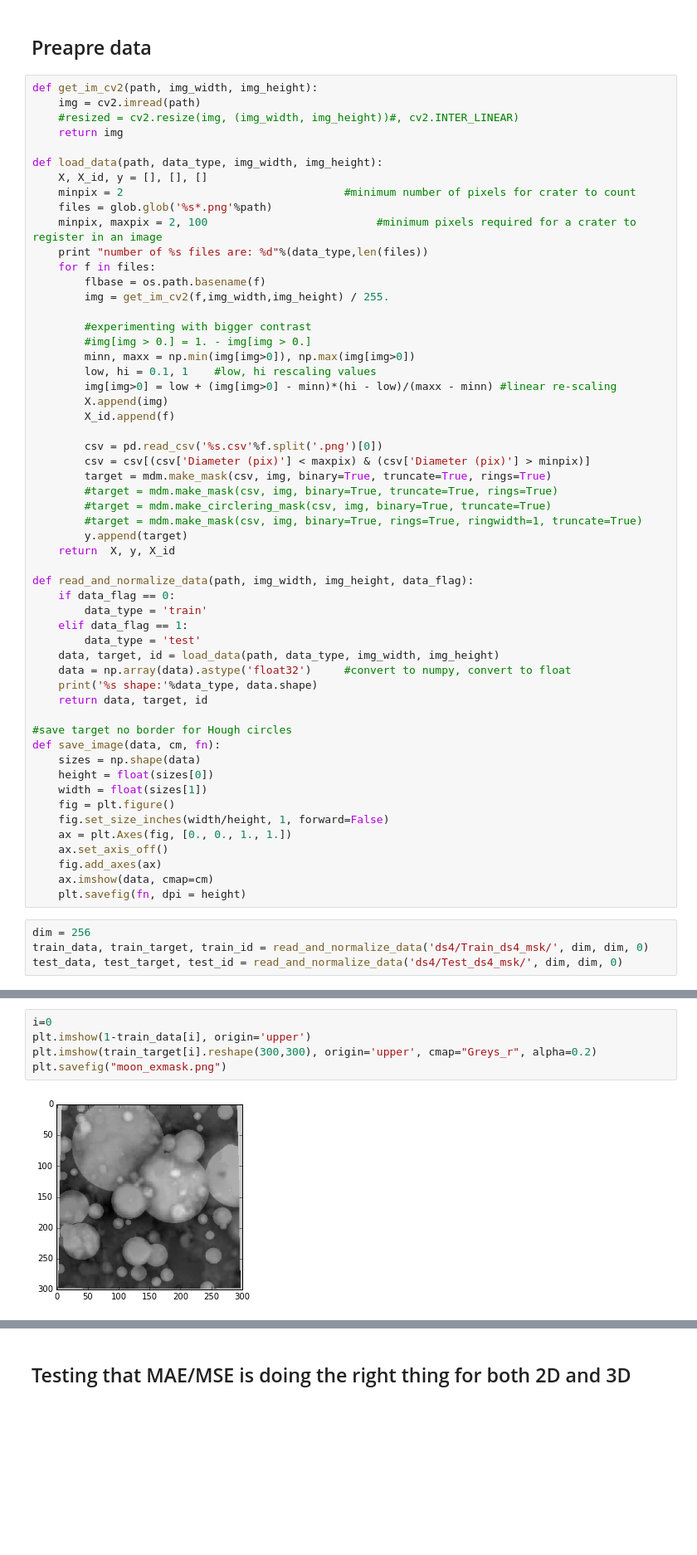
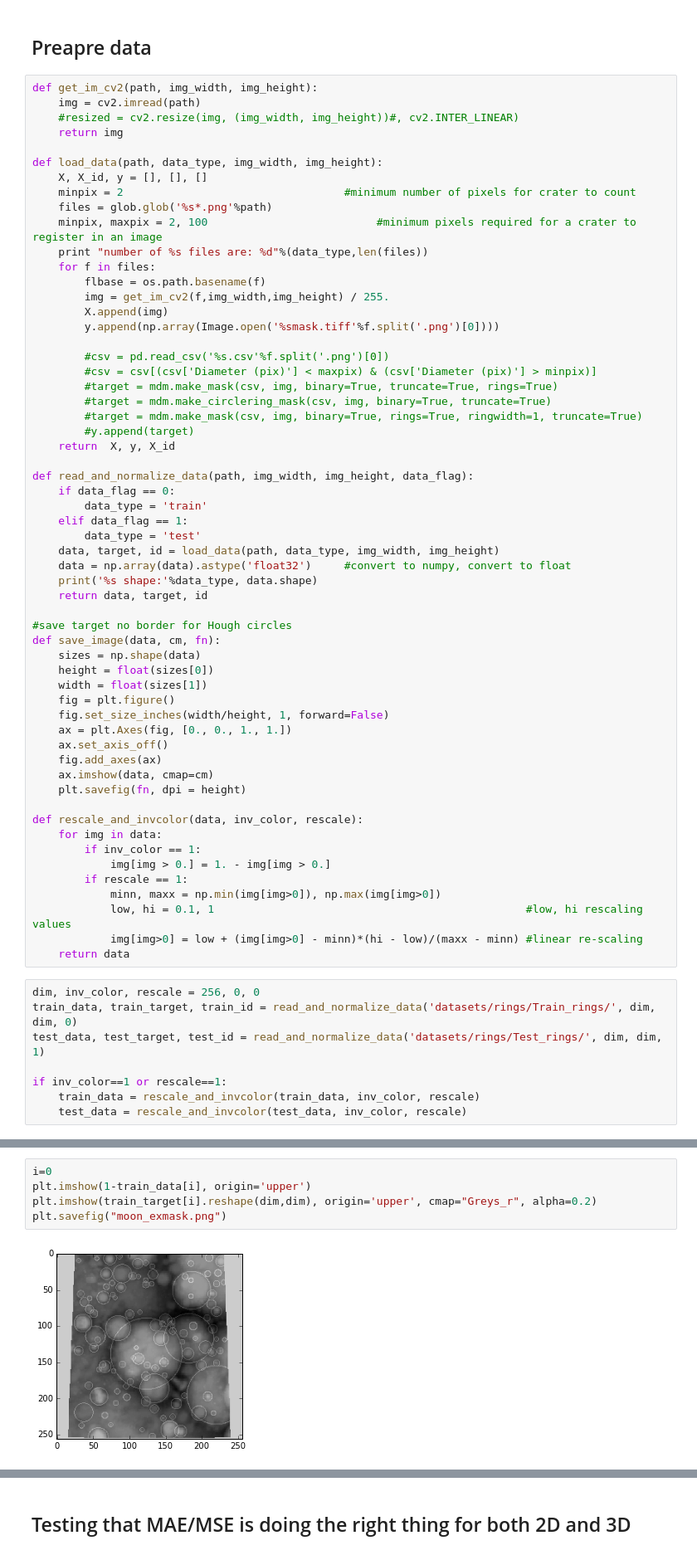
Before and after one commit to silburt/moon-craters, a Jupyter notebook: Mask_generator_analysis_ari.ipynb, the cells around one changed output, grey strips where cells are left out. Shown at 83% size. Drawn from its saved outputs; the diff is of its cells as text; blank space fills up the shorter version.

```diff
--- a/Mask_generator_analysis_ari.ipynb
+++ b/Mask_generator_analysis_ari.ipynb
@@ -33,22 +34,15 @@ def load_data(path, data_type, img_width, img_height):
     for f in files:
         flbase = os.path.basename(f)
         img = get_im_cv2(f,img_width,img_height) / 255.
+        X.append(img)
+        y.append(np.array(Image.open('%smask.tiff'%f.split('.png')[0])))
 
-        #experimenting with bigger contrast
-        #img[img > 0.] = 1. - img[img > 0.]
-        minn, maxx = np.min(img[img>0]), np.max(img[img>0])
-        low, hi = 0.1, 1    #low, hi rescaling values
-        img[img>0] = low + (img[img>0] - minn)*(hi - low)/(maxx - minn) #linear re-scaling
-        X.append(img)
-        X_id.append(f)
-
-        csv = pd.read_csv('%s.csv'%f.split('.png')[0])
-        csv = csv[(csv['Diameter (pix)'] < maxpix) & (csv['Diameter (pix)'] > minpix)]
-        target = mdm.make_mask(csv, img, binary=True, truncate=True, rings=True)
+        #csv = pd.read_csv('%s.csv'%f.split('.png')[0])
+        #csv = csv[(csv['Diameter (pix)'] < maxpix) & (csv['Diameter (pix)'] > minpix)]
         #target = mdm.make_mask(csv, img, binary=True, truncate=True, rings=True)
         #target = mdm.make_circlering_mask(csv, img, binary=True, truncate=True)
         #target = mdm.make_mask(csv, img, binary=True, rings=True, ringwidth=1, truncate=True)
-        y.append(target)
+        #y.append(target)
     return  X, y, X_id
 
 def read_and_normalize_data(path, img_width, img_height, data_flag):
@@ -73,10 +67,24 @@ def save_image(data, cm, fn):
     fig.add_axes(ax)
     ax.imshow(data, cmap=cm)
     plt.savefig(fn, dpi = height)
+
+def rescale_and_invcolor(data, inv_color, rescale):
+    for img in data:
+        if inv_color == 1:
+            img[img > 0.] = 1. - img[img > 0.]
+        if rescale == 1:
+            minn, maxx = np.min(img[img>0]), np.max(img[img>0])
+            low, hi = 0.1, 1                                                #low, hi rescaling values
+            img[img>0] = low + (img[img>0] - minn)*(hi - low)/(maxx - minn) #linear re-scaling
+    return data
 # %%
-dim = 256
-train_data, train_target, train_id = read_and_normalize_data('ds4/Train_ds4_msk/', dim, dim, 0)
-test_data, test_target, test_id = read_and_normalize_data('ds4/Test_ds4_msk/', dim, dim, 0)
+dim, inv_color, rescale = 256, 0, 0
+train_data, train_target, train_id = read_and_normalize_data('datasets/rings/Train_rings/', dim, dim, 0)
+test_data, test_target, test_id = read_and_normalize_data('datasets/rings/Test_rings/', dim, dim, 1)
+
+if inv_color==1 or rescale==1:
+    train_data = rescale_and_invcolor(train_data, inv_color, rescale)
+    test_data = rescale_and_invcolor(test_data, inv_color, rescale)
 # %% [output]
 number of train files are: 20
 ('train shape:', (20, 256, 256, 3))
@@ -98,8 +106,8 @@ ax2.set_title('original mask')
 # %%
 i=0
 plt.imshow(1-train_data[i], origin='upper')
-plt.imshow(train_target[i].reshape(300,300), origin='upper', cmap="Greys_r", alpha=0.2)
+plt.imshow(train_target[i].reshape(dim,dim), origin='upper', cmap="Greys_r", alpha=0.2)
 plt.savefig("moon_exmask.png")
 # %% [output]
-[figure, old version]
+[figure, new version]
 # %%
```
Also changed, not shown: parts of 4 cells of this notebook, 7 other files.
